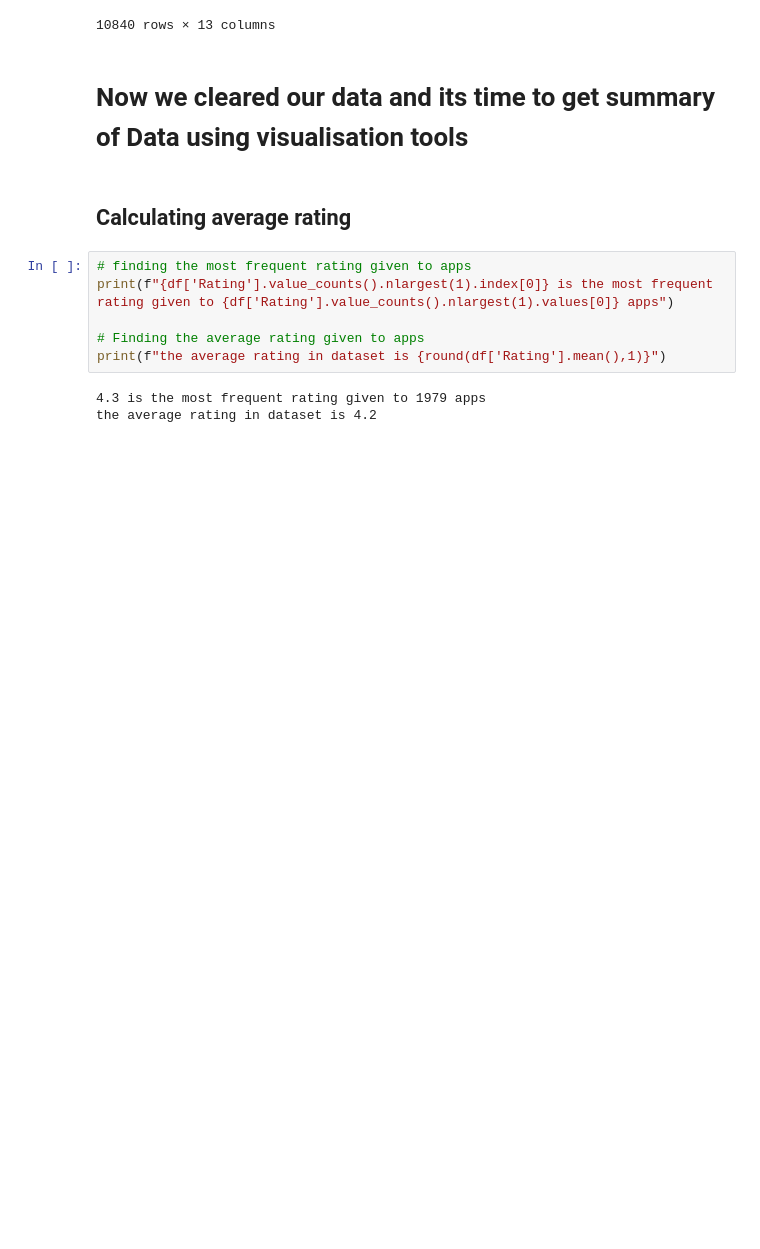
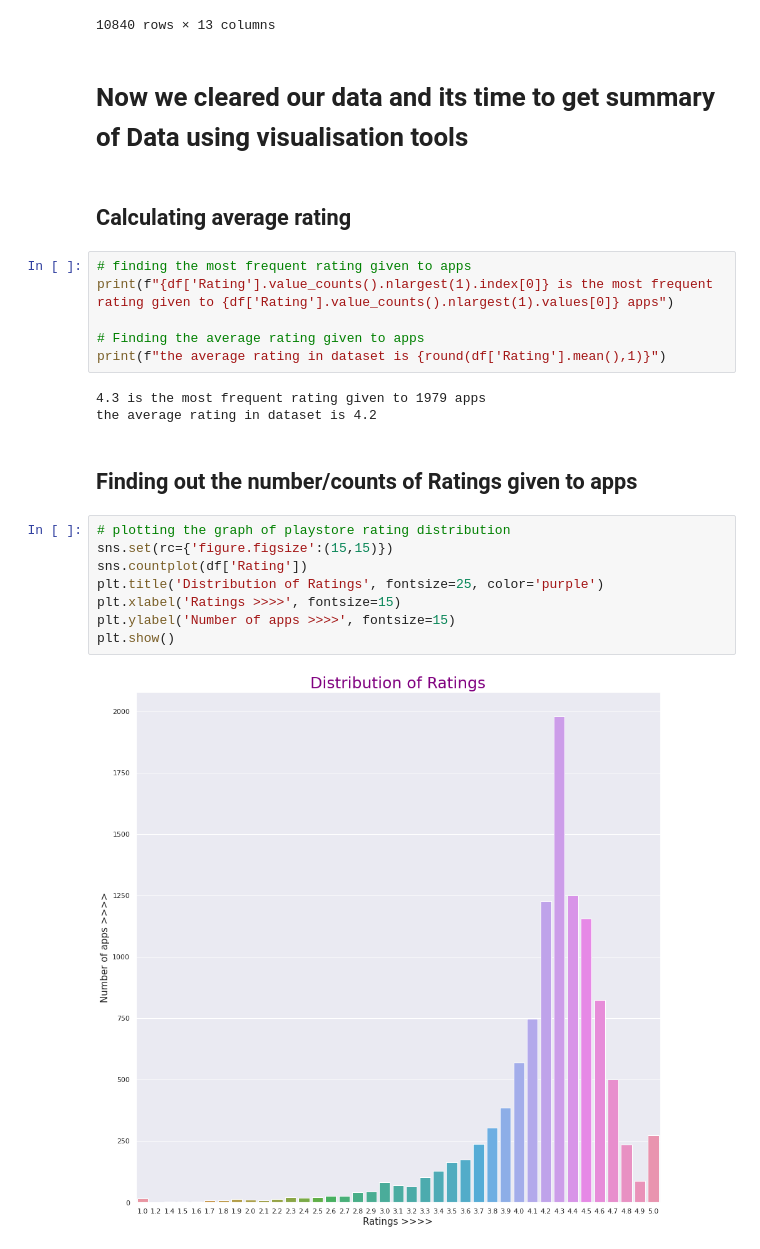
Before and after one commit to GuptaRitik/PlayStore-Review-EDA, a Jupyter notebook: Play_Store_App_Review_Analysis_Capstone_Project.ipynb, the cells around one changed output. Cells and saved outputs as stored; diff of their text form; blank space fills up the shorter version.

```diff
--- a/Play_Store_App_Review_Analysis_Capstone_Project.ipynb
+++ b/Play_Store_App_Review_Analysis_Capstone_Project.ipynb
@@ -199,3 +199,15 @@ print(f"the average rating in dataset is {round(df['Rating'].mean(),1)}")
 # %% [output]
 4.3 is the most frequent rating given to 1979 apps
 the average rating in dataset is 4.2
+# %% [markdown]
+## Finding out the number/counts of Ratings given to apps
+# %%
+# plotting the graph of playstore rating distribution
+sns.set(rc={'figure.figsize':(15,15)})
+sns.countplot(df['Rating'])
+plt.title('Distribution of Ratings', fontsize=25, color='purple')
+plt.xlabel('Ratings >>>>', fontsize=15)
+plt.ylabel('Number of apps >>>>', fontsize=15)
+plt.show()
+# %% [output]
+[figure, added]
```
Also changed, not shown: parts of 18 cells of this notebook.
